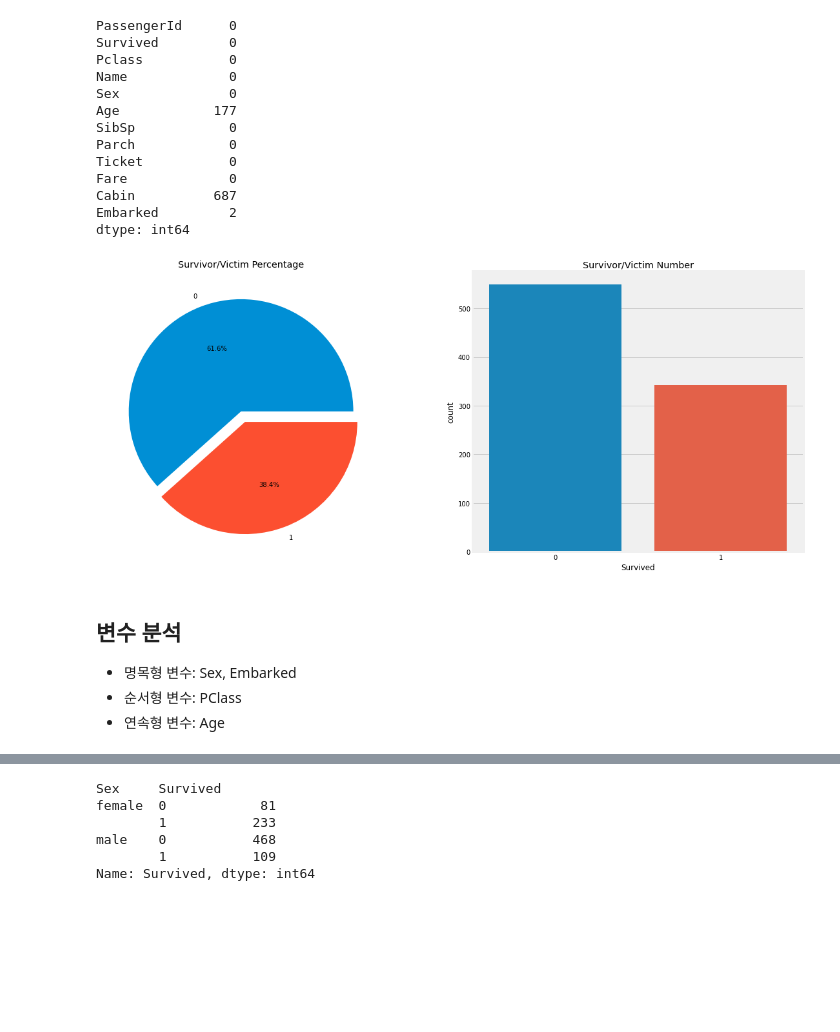
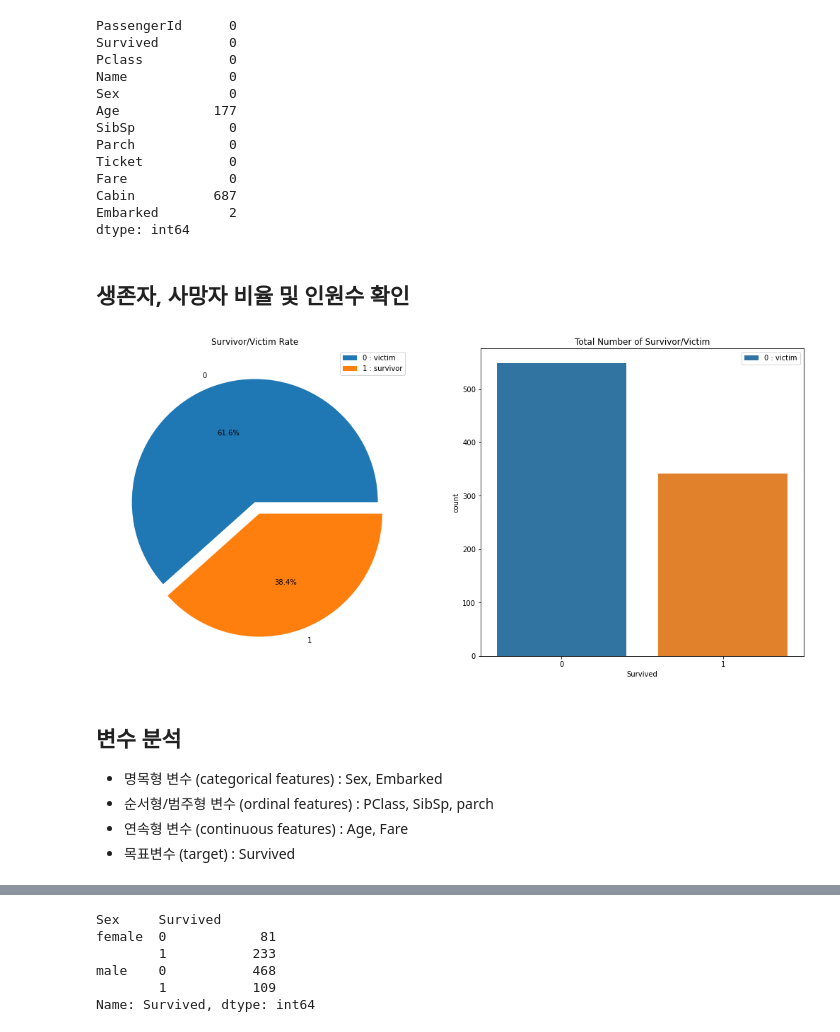
Before and after one commit to chsop/kaggle, a Jupyter notebook: Titanic/day2_practice.ipynb, the cells around one changed output, grey strips where cells are left out. Cells and saved outputs as stored; diff of their text form; code cells hidden in the pictures; blank space fills up the shorter version.

```diff
--- a/Titanic/day2_practice.ipynb
+++ b/Titanic/day2_practice.ipynb
@@ -10,9 +9,10 @@ import numpy as np
 import pandas as pd
 import matplotlib.pyplot as plt
 import seaborn as sns
-plt.style.use('fivethirtyeight')
+
 import warnings
 warnings.filterwarnings('ignore')
+
 %matplotlib inline
 # %%
 data=pd.read_csv('train.csv')
@@ -43,21 +82,31 @@ Fare             0
 Cabin          687
 Embarked         2
 dtype: int64
+# %% [markdown]
+## 생존자, 사망자 비율 및 인원수 확인
 # %%
-# 생존자 확인 -> 전체 탑승객 중 38.4%만 생존
+# 2개 plot 그리기
+f, ax = plt.subplots(1, 2, figsize = (18,8))
 
-f,ax=plt.subplots(1,2,figsize=(18,8))
-data['Survived'].value_counts().plot.pie(explode=[0,0.1],autopct='%1.1f%%',ax=ax[0])
-ax[0].set_title('Survivor/Victim Percentage')
+# plot 1 : 전체 생존자, 사망자 비율
+data['Survived'].value_counts().plot.pie(explode = [0, 0.1], autopct = '%.1f%%', ax = ax[0])
+ax[0].set_title('Survivor/Victim Rate')
 ax[0].set_ylabel('')
-sns.countplot('Survived',data=data,ax=ax[1])
-ax[1].set_title('Survivor/Victim Number')
+ax[0].legend(['0 : victim', '1 : survivor'])
+
+# plot 2 : 전체 생존자, 사망자 수
+g = sns.countplot(x = 'Survived', data = data, ax = ax[1], )
+ax[1].set_title('Total Number of Survivor/Victim')
+ax[1].legend(['0 : victim', '1 : survivor'])
+
+# 그래프 출력 (%matplotlib inline 해놓으면 plt.show() 없이도 출력)
 plt.show()
 # %% [output]
-[figure, old version]
+[figure, new version]
 # %% [markdown]
 ## 변수 분석
 
-* 명목형 변수: Sex, Embarked
-* 순서형 변수: PClass
-* 연속형 변수: Age
+* 명목형 변수 (categorical features) : Sex, Embarked
+* 순서형/범주형 변수 (ordinal features) : PClass, SibSp, parch
+* 연속형 변수 (continuous features) : Age, Fare
+* 목표변수 (target) : Survived
```
Also changed, not shown: parts of 71 cells of this notebook.
